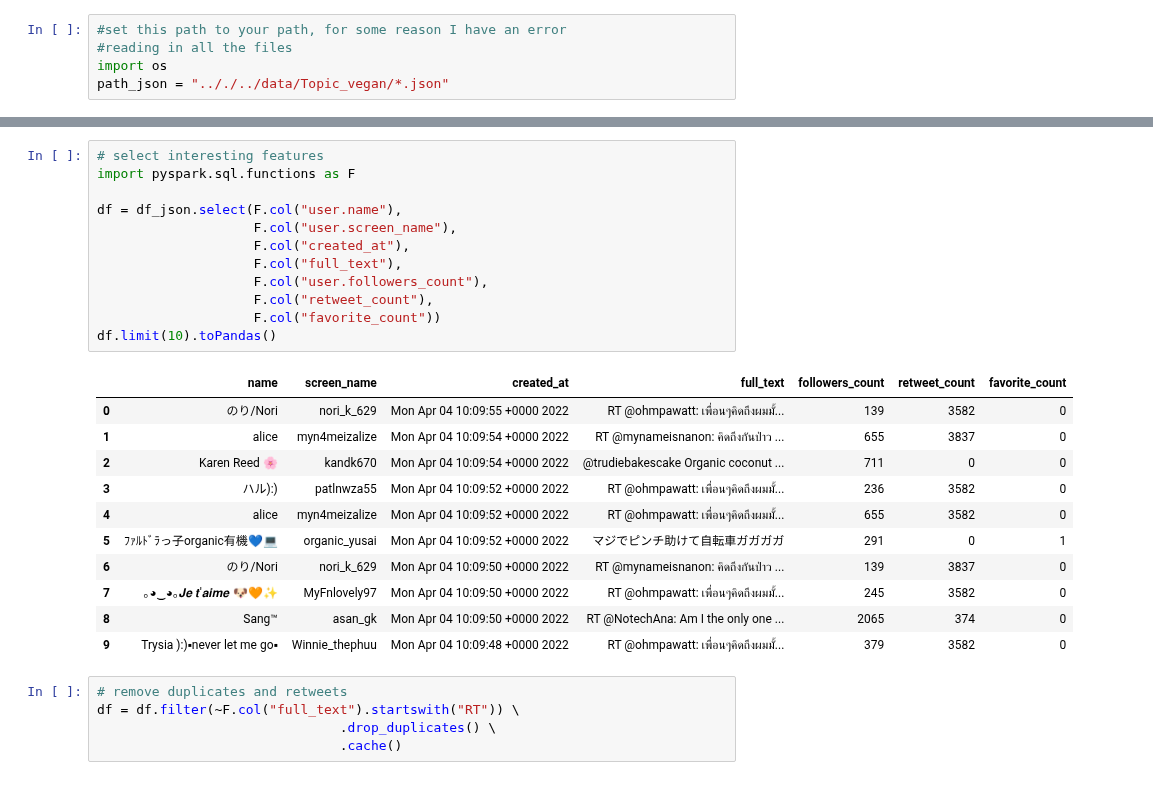
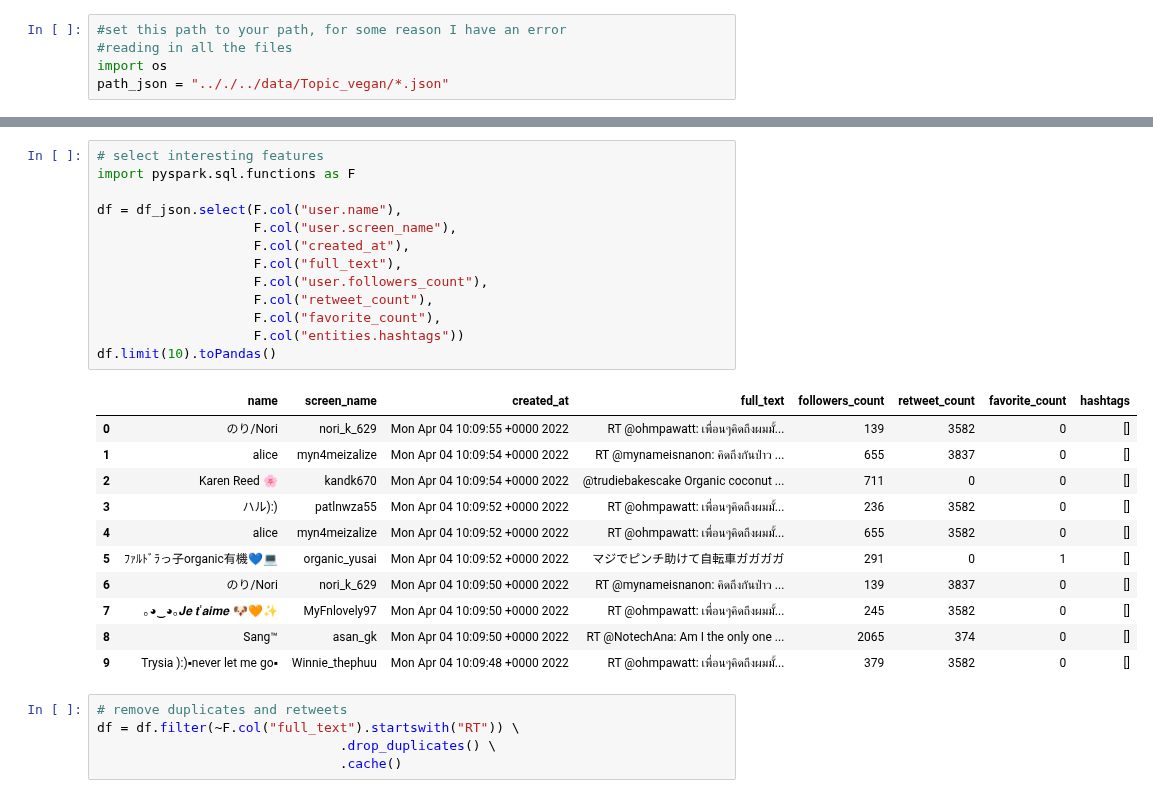
Before and after one commit to atyvaert/big-data, a Jupyter notebook: src/Exploration_Notebooks/Wouter_Exploration.ipynb, the cells around one changed output, grey strips where cells are left out. Drawn from its saved outputs; the diff is of its cells as text.

```diff
--- a/src/Exploration_Notebooks/Wouter_Exploration.ipynb
+++ b/src/Exploration_Notebooks/Wouter_Exploration.ipynb
@@ -63,27 +64,28 @@ df_json = spark.read.json(path_json)
 # %%
 # select interesting features
 import pyspark.sql.functions as F
 
 df = df_json.select(F.col("user.name"),
                     F.col("user.screen_name"),
                     F.col("created_at"),
                     F.col("full_text"),
                     F.col("user.followers_count"),
                     F.col("retweet_count"),
-                    F.col("favorite_count"))
+                    F.col("favorite_count"),
+                    F.col("entities.hashtags"))
 df.limit(10).toPandas()
 # %% [output]
-|  | name | screen_name | created_at | full_text | followers_count | retweet_count | favorite_count |
-| 0 | のり/Nori | nori_k_629 | Mon Apr 04 10:09:55 +0000 2022 | RT @ohmpawatt: เพื่อนๆคิดถึงผมมั้... | 139 | 3582 | 0 |
-| 1 | alice | myn4meizalize | Mon Apr 04 10:09:54 +0000 2022 | RT @mynameisnanon: คิดถึงกันป่าว ... | 655 | 3837 | 0 |
-| 2 | Karen Reed 🌸 | kandk670 | Mon Apr 04 10:09:54 +0000 2022 | @trudiebakescake Organic coconut ... | 711 | 0 | 0 |
-| 3 | ハル):) | patlnwza55 | Mon Apr 04 10:09:52 +0000 2022 | RT @ohmpawatt: เพื่อนๆคิดถึงผมมั้... | 236 | 3582 | 0 |
-| 4 | alice | myn4meizalize | Mon Apr 04 10:09:52 +0000 2022 | RT @ohmpawatt: เพื่อนๆคิดถึงผมมั้... | 655 | 3582 | 0 |
-| 5 | ﾌｧﾙﾄﾞﾗっ子organic有機💙💻 | organic_yusai | Mon Apr 04 10:09:52 +0000 2022 | マジでピンチ助けて自転車ガガガガ | 291 | 0 | 1 |
-| 6 | のり/Nori | nori_k_629 | Mon Apr 04 10:09:50 +0000 2022 | RT @mynameisnanon: คิดถึงกันป่าว ... | 139 | 3837 | 0 |
-| 7 | ｡◕‿◕｡𝑱𝒆 𝒕'𝒂𝒊𝒎𝒆 🐶🧡✨ | MyFnlovely97 | Mon Apr 04 10:09:50 +0000 2022 | RT @ohmpawatt: เพื่อนๆคิดถึงผมมั้... | 245 | 3582 | 0 |
-| 8 | Sang™ | asan_gk | Mon Apr 04 10:09:50 +0000 2022 | RT @NotechAna: Am I the only one ... | 2065 | 374 | 0 |
-| 9 | Trysia ):)▪︎never let me go▪︎ | Winnie_thephuu | Mon Apr 04 10:09:48 +0000 2022 | RT @ohmpawatt: เพื่อนๆคิดถึงผมมั้... | 379 | 3582 | 0 |
+|  | name | screen_name | created_at | full_text | followers_count | retweet_count | favorite_count | hashtags |
+| 0 | のり/Nori | nori_k_629 | Mon Apr 04 10:09:55 +0000 2022 | RT @ohmpawatt: เพื่อนๆคิดถึงผมมั้... | 139 | 3582 | 0 | [] |
+| 1 | alice | myn4meizalize | Mon Apr 04 10:09:54 +0000 2022 | RT @mynameisnanon: คิดถึงกันป่าว ... | 655 | 3837 | 0 | [] |
+| 2 | Karen Reed 🌸 | kandk670 | Mon Apr 04 10:09:54 +0000 2022 | @trudiebakescake Organic coconut ... | 711 | 0 | 0 | [] |
+| 3 | ハル):) | patlnwza55 | Mon Apr 04 10:09:52 +0000 2022 | RT @ohmpawatt: เพื่อนๆคิดถึงผมมั้... | 236 | 3582 | 0 | [] |
+| 4 | alice | myn4meizalize | Mon Apr 04 10:09:52 +0000 2022 | RT @ohmpawatt: เพื่อนๆคิดถึงผมมั้... | 655 | 3582 | 0 | [] |
+| 5 | ﾌｧﾙﾄﾞﾗっ子organic有機💙💻 | organic_yusai | Mon Apr 04 10:09:52 +0000 2022 | マジでピンチ助けて自転車ガガガガ | 291 | 0 | 1 | [] |
+| 6 | のり/Nori | nori_k_629 | Mon Apr 04 10:09:50 +0000 2022 | RT @mynameisnanon: คิดถึงกันป่าว ... | 139 | 3837 | 0 | [] |
+| 7 | ｡◕‿◕｡𝑱𝒆 𝒕'𝒂𝒊𝒎𝒆 🐶🧡✨ | MyFnlovely97 | Mon Apr 04 10:09:50 +0000 2022 | RT @ohmpawatt: เพื่อนๆคิดถึงผมมั้... | 245 | 3582 | 0 | [] |
+| 8 | Sang™ | asan_gk | Mon Apr 04 10:09:50 +0000 2022 | RT @NotechAna: Am I the only one ... | 2065 | 374 | 0 | [] |
+| 9 | Trysia ):)▪︎never let me go▪︎ | Winnie_thephuu | Mon Apr 04 10:09:48 +0000 2022 | RT @ohmpawatt: เพื่อนๆคิดถึงผมมั้... | 379 | 3582 | 0 | [] |
 # %%
 # remove duplicates and retweets
 df = df.filter(~F.col("full_text").startswith("RT")) \
```
Also changed, not shown: parts of 14 cells of this notebook, 1 other file.
